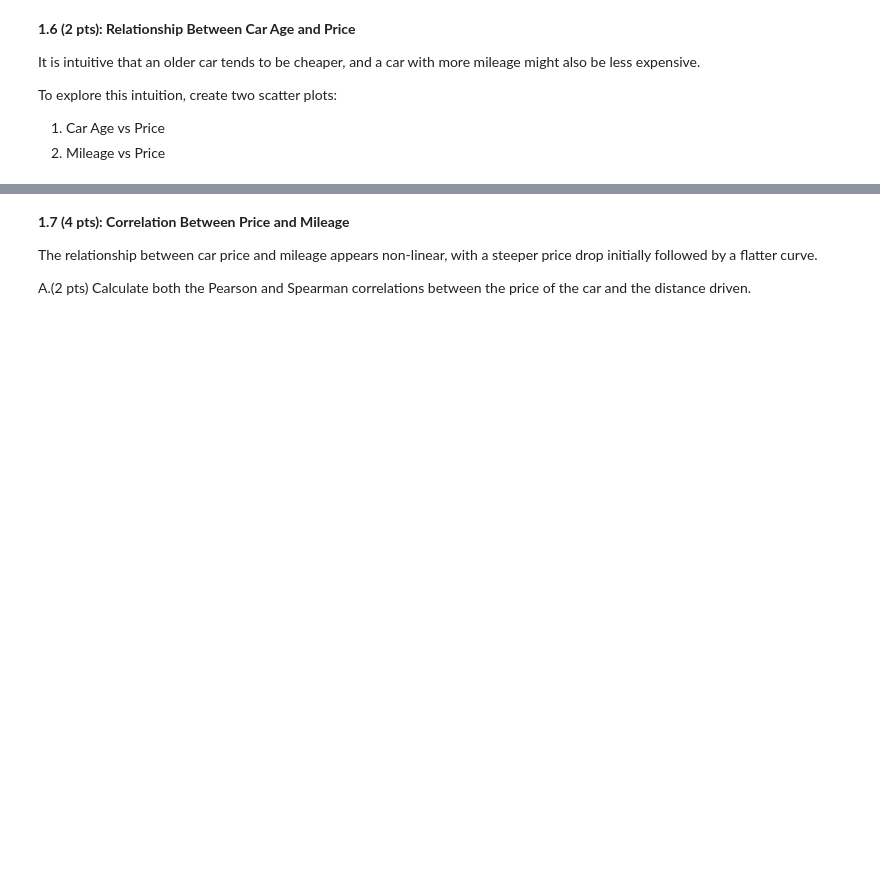
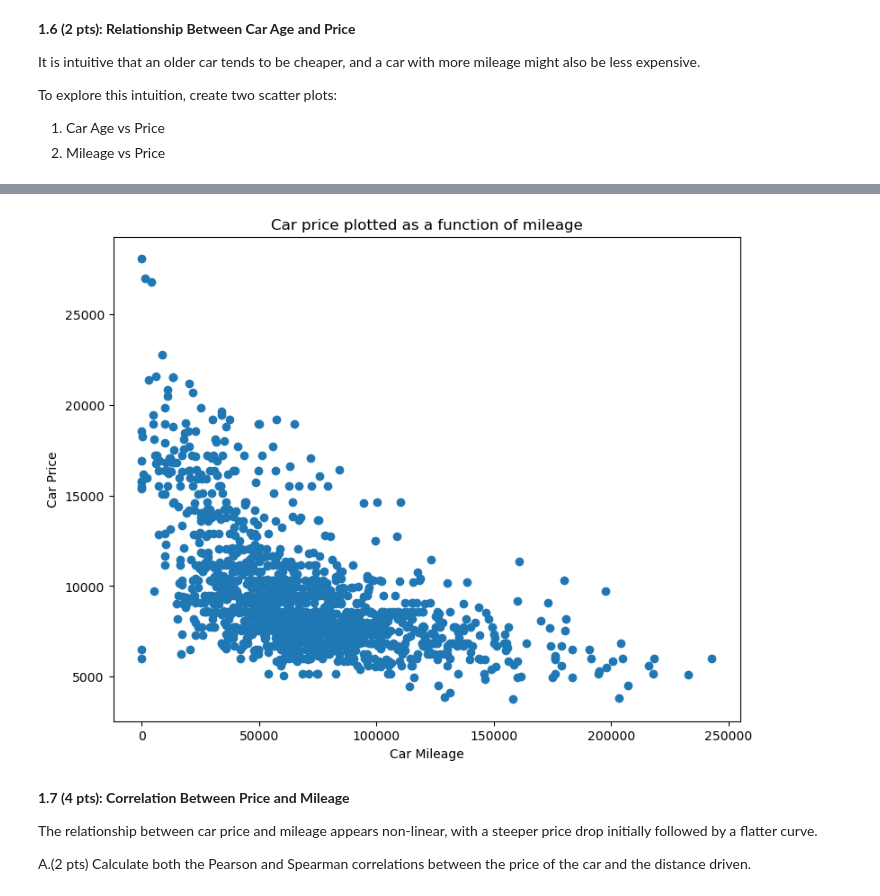
Before and after one commit to kabdelno/PersonalRepo-CS401, a Jupyter notebook: Homework/02_PROJECT_CAR_SALES/2024-HW2.ipynb, the cells around one changed output, grey strips where cells are left out. Cells and saved outputs as stored; diff of their text form; code cells hidden in the pictures; blank space fills up the shorter version.

```diff
--- a/Homework/02_PROJECT_CAR_SALES/2024-HW2.ipynb
+++ b/Homework/02_PROJECT_CAR_SALES/2024-HW2.ipynb
@@ -180,3 +362,13 @@ To explore this intuition, create two scatter plots:
+# %%
+fig, ax = plt.subplots(figsize=(9, 7))
+
+ax.scatter(corolla_clean['Mileage'], corolla_clean['Price'])
+ax.set_xlabel("Car Mileage")
+ax.set_ylabel("Car Price")
+ax.set_title("Car price plotted as a function of mileage")
+fig.show()
+# %% [output]
+[figure, added]
 # %% [markdown]
 **1.7 (4 pts): Correlation Between Price and Mileage**
 
```
Also changed, not shown: parts of 67 cells of this notebook, 1 other file.
